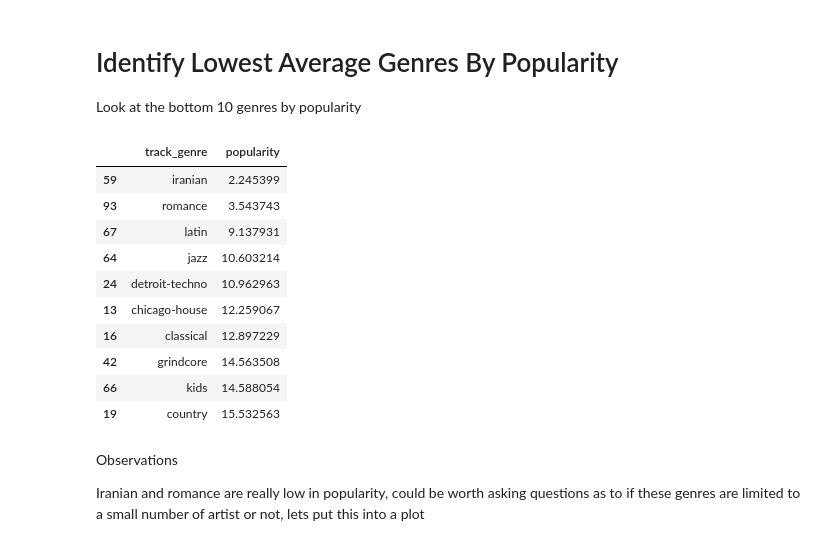
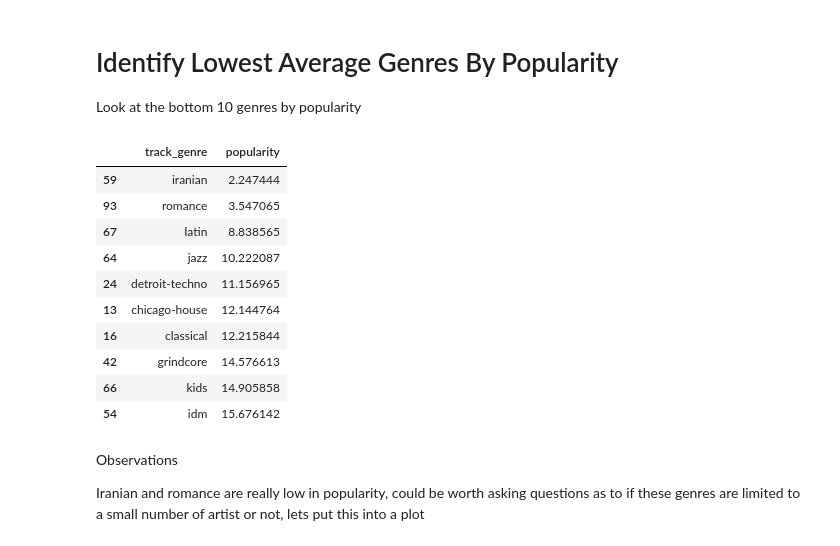
Before and after one commit to sahra02/Spotify-Music-Trend-Analysis, a Jupyter notebook: jupyter_notebooks/Notebook_GenrePopularity.ipynb, the cells around one changed output. Cells and saved outputs as stored; diff of their text form; code cells hidden in the pictures.

```diff
--- a/jupyter_notebooks/Notebook_GenrePopularity.ipynb
+++ b/jupyter_notebooks/Notebook_GenrePopularity.ipynb
@@ -230,29 +231,29 @@ K-pop and pop-film rule the roost where as the other genres are quite tightly pa
 Look at the bottom 10 genres by popularity
 # %%
 #Identify lowest average popularity genres
-dfSpotify_DataSet_Temp = dfSpotify_DataSet_Work.sort_values(by="popularity", ascending=True).drop_duplicates(
+dfSpotify_DataSet_Temp = dfSpotify_DataSet_Work.sort_values(by="popularity", ascending=False).drop_duplicates(
     subset=["artists","album_name","track_name"], keep="first")
 
 #get mean popularity by genre
 dfSpotify_DataSet_Temp = dfSpotify_DataSet_Temp.groupby("track_genre").agg({"popularity": "mean"}).reset_index()
 
 #sort by popularity
 dfSpotify_DataSet_Temp = dfSpotify_DataSet_Temp.sort_values(by="popularity", ascending=True).head(10)
 
 #show data
 dfSpotify_DataSet_Temp
 # %% [output]
 |  | track_genre | popularity |
-| 59 | iranian | 2.245399 |
-| 93 | romance | 3.543743 |
-| 67 | latin | 9.137931 |
-| 64 | jazz | 10.603214 |
-| 24 | detroit-techno | 10.962963 |
-| 13 | chicago-house | 12.259067 |
-| 16 | classical | 12.897229 |
-| 42 | grindcore | 14.563508 |
-| 66 | kids | 14.588054 |
-| 19 | country | 15.532563 |
+| 59 | iranian | 2.247444 |
+| 93 | romance | 3.547065 |
+| 67 | latin | 8.838565 |
+| 64 | jazz | 10.222087 |
+| 24 | detroit-techno | 11.156965 |
+| 13 | chicago-house | 12.144764 |
+| 16 | classical | 12.215844 |
+| 42 | grindcore | 14.576613 |
+| 66 | kids | 14.905858 |
+| 54 | idm | 15.676142 |
 # %% [markdown]
 Observations
 
```
Also changed, not shown: parts of 3 cells of this notebook, 2 other files.
